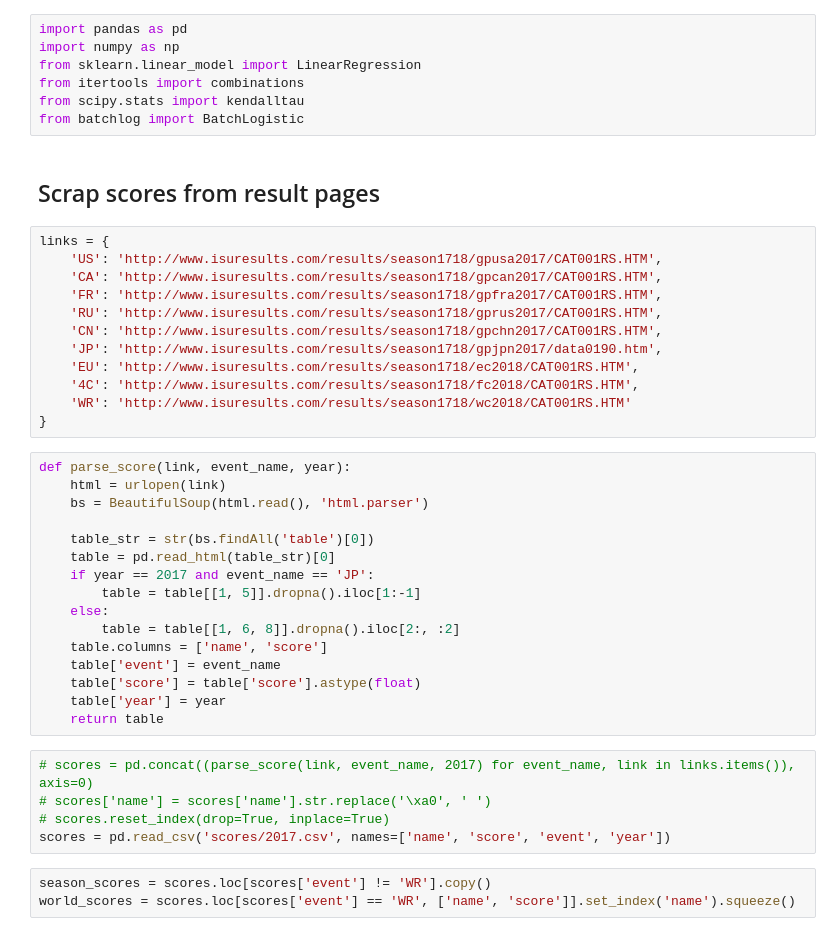
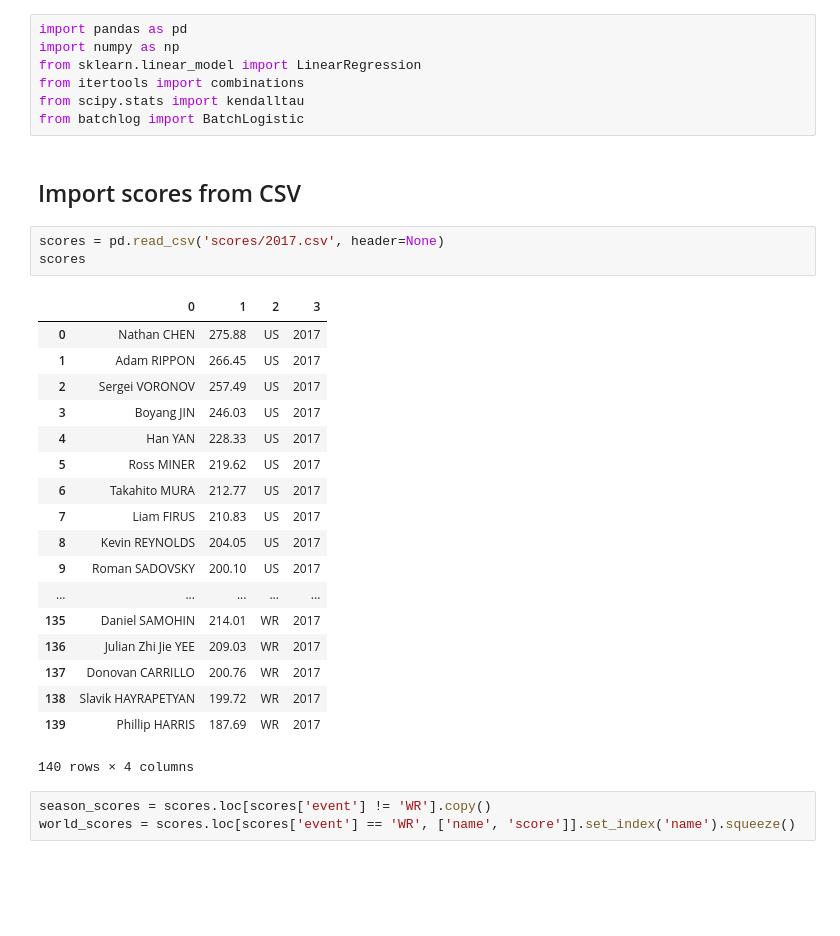
Before and after one commit to khanhnguyendata/skate_predict, a Jupyter notebook: analysis.ipynb, the cells around one changed output. Drawn from its saved outputs; the diff is of its cells as text; blank space fills up the shorter version.

```diff
--- a/analysis.ipynb
+++ b/analysis.ipynb
@@ -18,40 +9,29 @@ from itertools import combinations
 from scipy.stats import kendalltau
 from batchlog import BatchLogistic
 # %% [markdown]
-## Scrap scores from result pages
+## Import scores from CSV
-# %%
-links = {
-    'US': 'http://www.isuresults.com/results/season1718/gpusa2017/CAT001RS.HTM',
-    'CA': 'http://www.isuresults.com/results/season1718/gpcan2017/CAT001RS.HTM',
-    'FR': 'http://www.isuresults.com/results/season1718/gpfra2017/CAT001RS.HTM',
-    'RU': 'http://www.isuresults.com/results/season1718/gprus2017/CAT001RS.HTM',
-    'CN': 'http://www.isuresults.com/results/season1718/gpchn2017/CAT001RS.HTM',
-    'JP': 'http://www.isuresults.com/results/season1718/gpjpn2017/data0190.htm',
-    'EU': 'http://www.isuresults.com/results/season1718/ec2018/CAT001RS.HTM',
-    '4C': 'http://www.isuresults.com/results/season1718/fc2018/CAT001RS.HTM',
-    'WR': 'http://www.isuresults.com/results/season1718/wc2018/CAT001RS.HTM'
-}
-# %%
-def parse_score(link, event_name, year):
-    html = urlopen(link)
-    bs = BeautifulSoup(html.read(), 'html.parser')
-
-    table_str = str(bs.findAll('table')[0])
-    table = pd.read_html(table_str)[0]
-    if year == 2017 and event_name == 'JP':
-        table = table[[1, 5]].dropna().iloc[1:-1]
-    else:
-        table = table[[1, 6, 8]].dropna().iloc[2:, :2]
-    table.columns = ['name', 'score']
-    table['event'] = event_name
-    table['score'] = table['score'].astype(float)
-    table['year'] = year
-    return table
-# %%
-# scores = pd.concat((parse_score(link, event_name, 2017) for event_name, link in links.items()), axis=0)
-# scores['name'] = scores['name'].str.replace('\xa0', ' ')
-# scores.reset_index(drop=True, inplace=True)
-scores = pd.read_csv('scores/2017.csv', names=['name', 'score', 'event', 'year'])
+# %%
+scores = pd.read_csv('scores/2017.csv', header=None)
+scores
+# %% [output]
+|  | 0 | 1 | 2 | 3 |
+| 0 | Nathan CHEN | 275.88 | US | 2017 |
+| 1 | Adam RIPPON | 266.45 | US | 2017 |
+| 2 | Sergei VORONOV | 257.49 | US | 2017 |
+| 3 | Boyang JIN | 246.03 | US | 2017 |
+| 4 | Han YAN | 228.33 | US | 2017 |
+| 5 | Ross MINER | 219.62 | US | 2017 |
+| 6 | Takahito MURA | 212.77 | US | 2017 |
+| 7 | Liam FIRUS | 210.83 | US | 2017 |
+| 8 | Kevin REYNOLDS | 204.05 | US | 2017 |
+| 9 | Roman SADOVSKY | 200.10 | US | 2017 |
+| ... | ... | ... | ... | ... |
+| 135 | Daniel SAMOHIN | 214.01 | WR | 2017 |
+| 136 | Julian Zhi Jie YEE | 209.03 | WR | 2017 |
+| 137 | Donovan CARRILLO | 200.76 | WR | 2017 |
+| 138 | Slavik HAYRAPETYAN | 199.72 | WR | 2017 |
+| 139 | Phillip HARRIS | 187.69 | WR | 2017 |
+140 rows × 4 columns
 # %%
 season_scores = scores.loc[scores['event'] != 'WR'].copy()
 world_scores = scores.loc[scores['event'] == 'WR', ['name', 'score']].set_index('name').squeeze()
```
Also changed, not shown: parts of 6 cells of this notebook, 7 other files.
